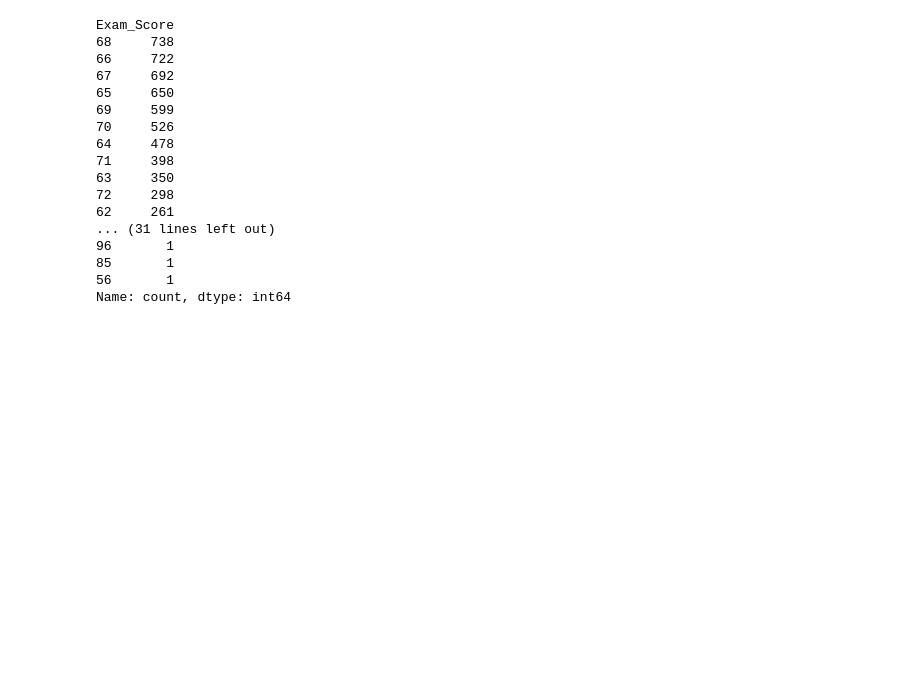
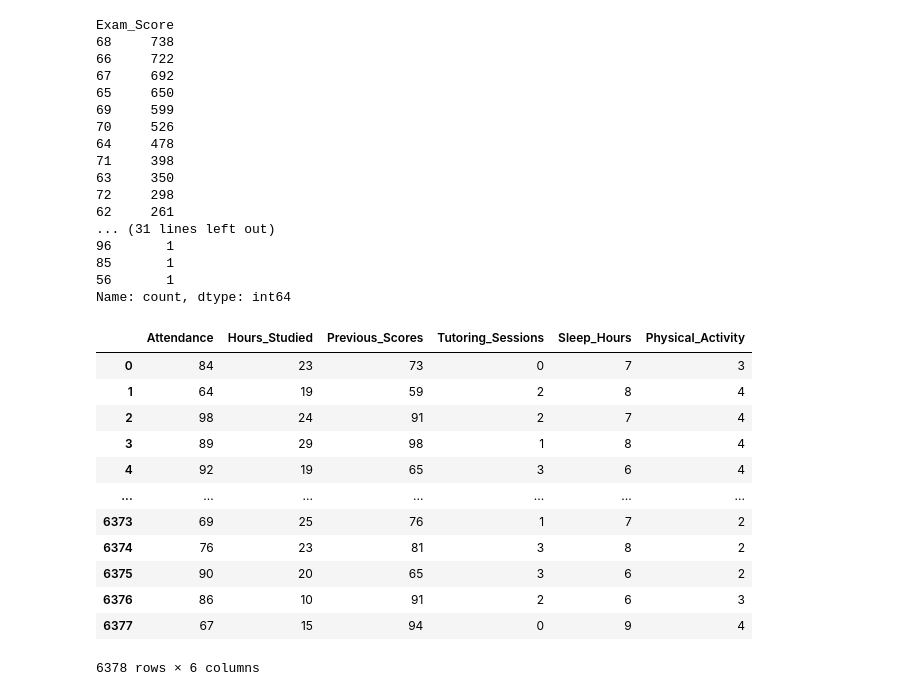
Before and after one commit to johanveenpere/IDS-project, a Jupyter notebook: model.ipynb, the cells around one changed output. Cells and saved outputs as stored; diff of their text form; code cells hidden in the pictures; blank space fills up the shorter version.

```diff
--- a/model.ipynb
+++ b/model.ipynb
@@ -137,3 +143,19 @@ Exam_Score
 85       1
 56       1
 Name: count, dtype: int64
+# %%
+data[["Attendance", "Hours_Studied", "Previous_Scores", "Tutoring_Sessions", "Sleep_Hours", "Physical_Activity"]]
+# %% [output]
+|  | Attendance | Hours_Studied | Previous_Scores | Tutoring_Sessions | Sleep_Hours | Physical_Activity |
+| 0 | 84 | 23 | 73 | 0 | 7 | 3 |
+| 1 | 64 | 19 | 59 | 2 | 8 | 4 |
+| 2 | 98 | 24 | 91 | 2 | 7 | 4 |
+| 3 | 89 | 29 | 98 | 1 | 8 | 4 |
+| 4 | 92 | 19 | 65 | 3 | 6 | 4 |
+| ... | ... | ... | ... | ... | ... | ... |
+| 6373 | 69 | 25 | 76 | 1 | 7 | 2 |
+| 6374 | 76 | 23 | 81 | 3 | 8 | 2 |
+| 6375 | 90 | 20 | 65 | 3 | 6 | 2 |
+| 6376 | 86 | 10 | 91 | 2 | 6 | 3 |
+| 6377 | 67 | 15 | 94 | 0 | 9 | 4 |
+6378 rows × 6 columns
```
Also changed, not shown: parts of 5 cells of this notebook, 2 other files.
